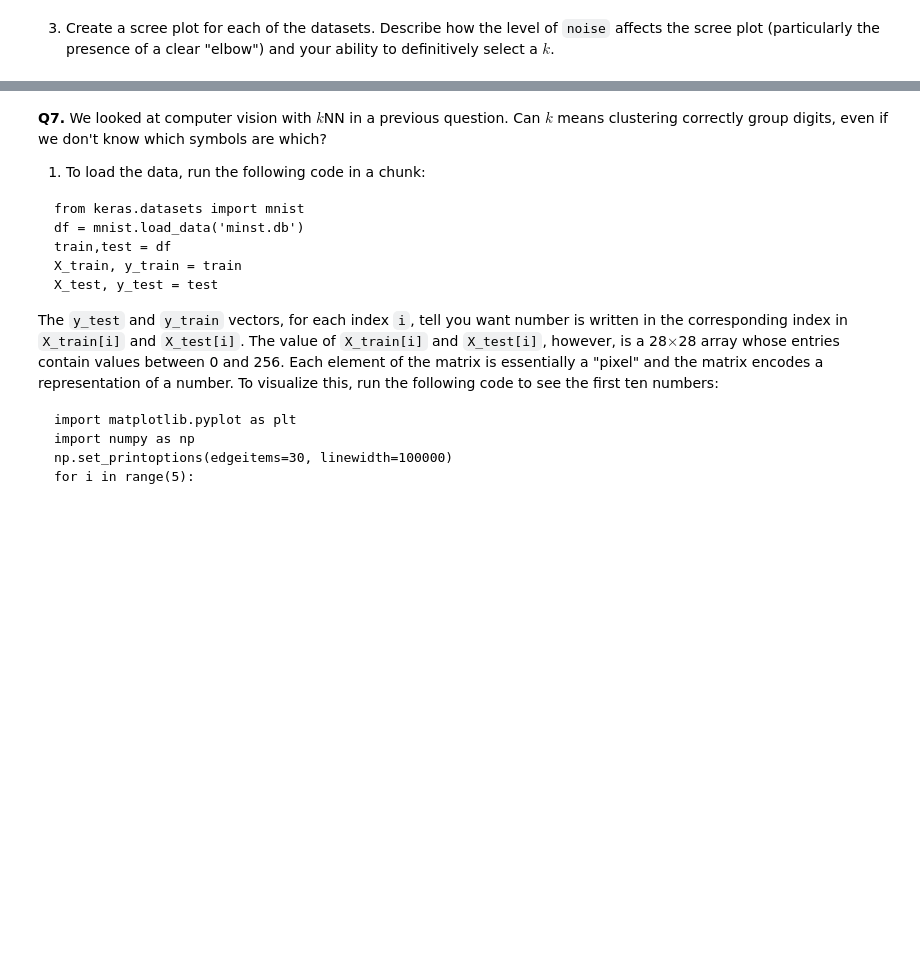
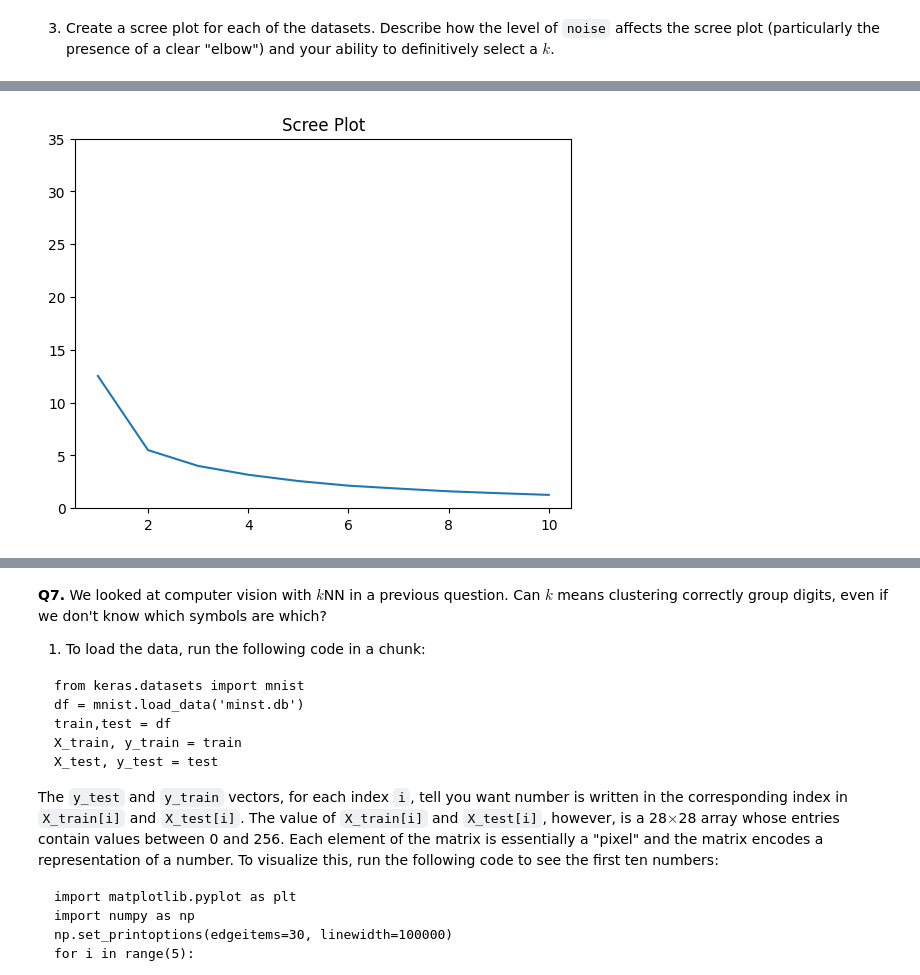
Before and after one commit to gdgurrola/assignment3, a Jupyter notebook: assignment_knn_and_kmc.ipynb, the cells around one changed output, grey strips where cells are left out. Cells and saved outputs as stored; diff of their text form; code cells hidden in the pictures; blank space fills up the shorter version.

```diff
--- a/assignment_knn_and_kmc.ipynb
+++ b/assignment_knn_and_kmc.ipynb
@@ -297,0 +322,4 @@ from sklearn.cluster import KMeans
+# %%
+scree(data=df1_0)
+# %% [output]
+[figure, added]
```
Also changed, not shown: parts of 9 cells of this notebook.
